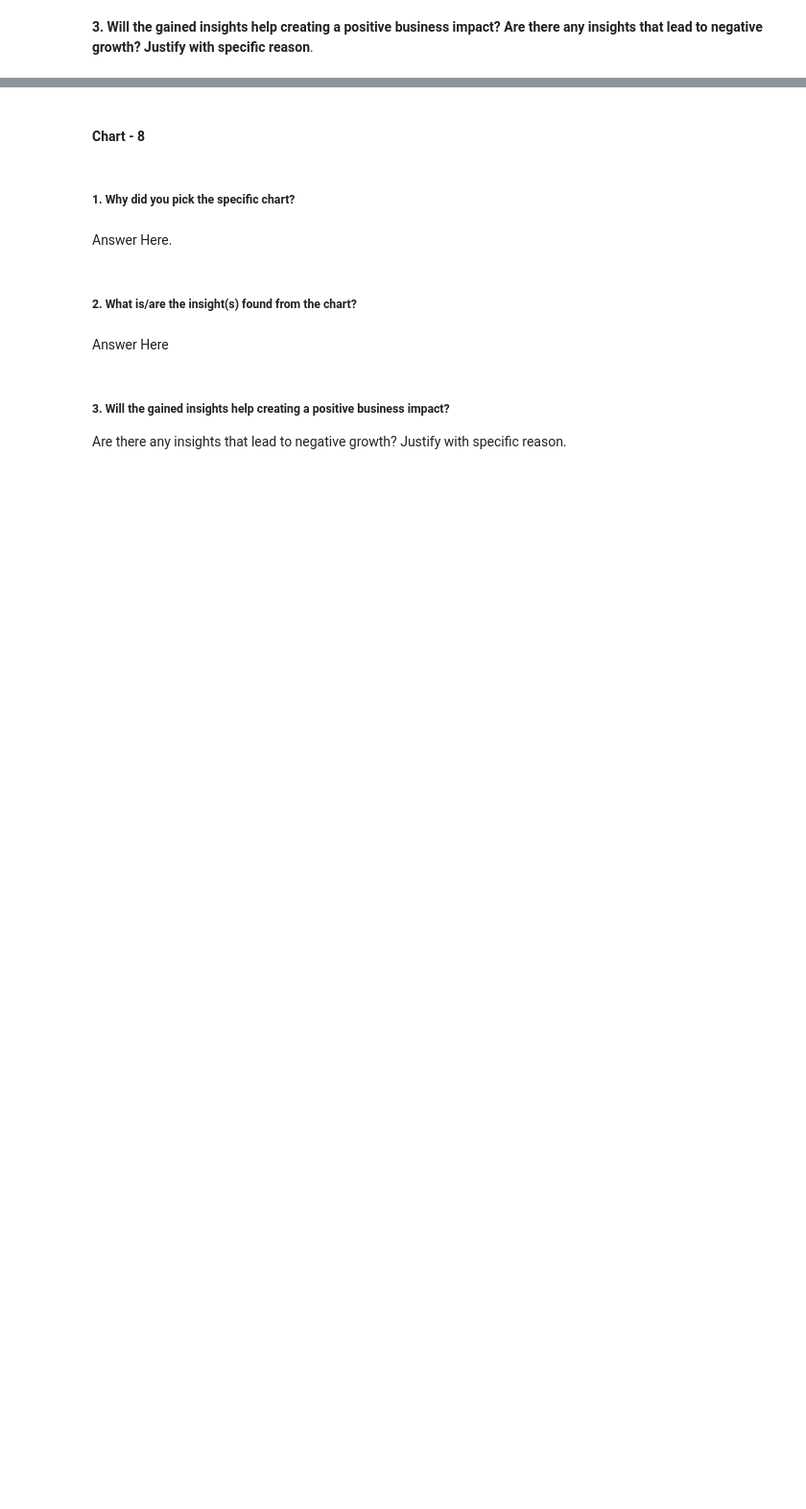
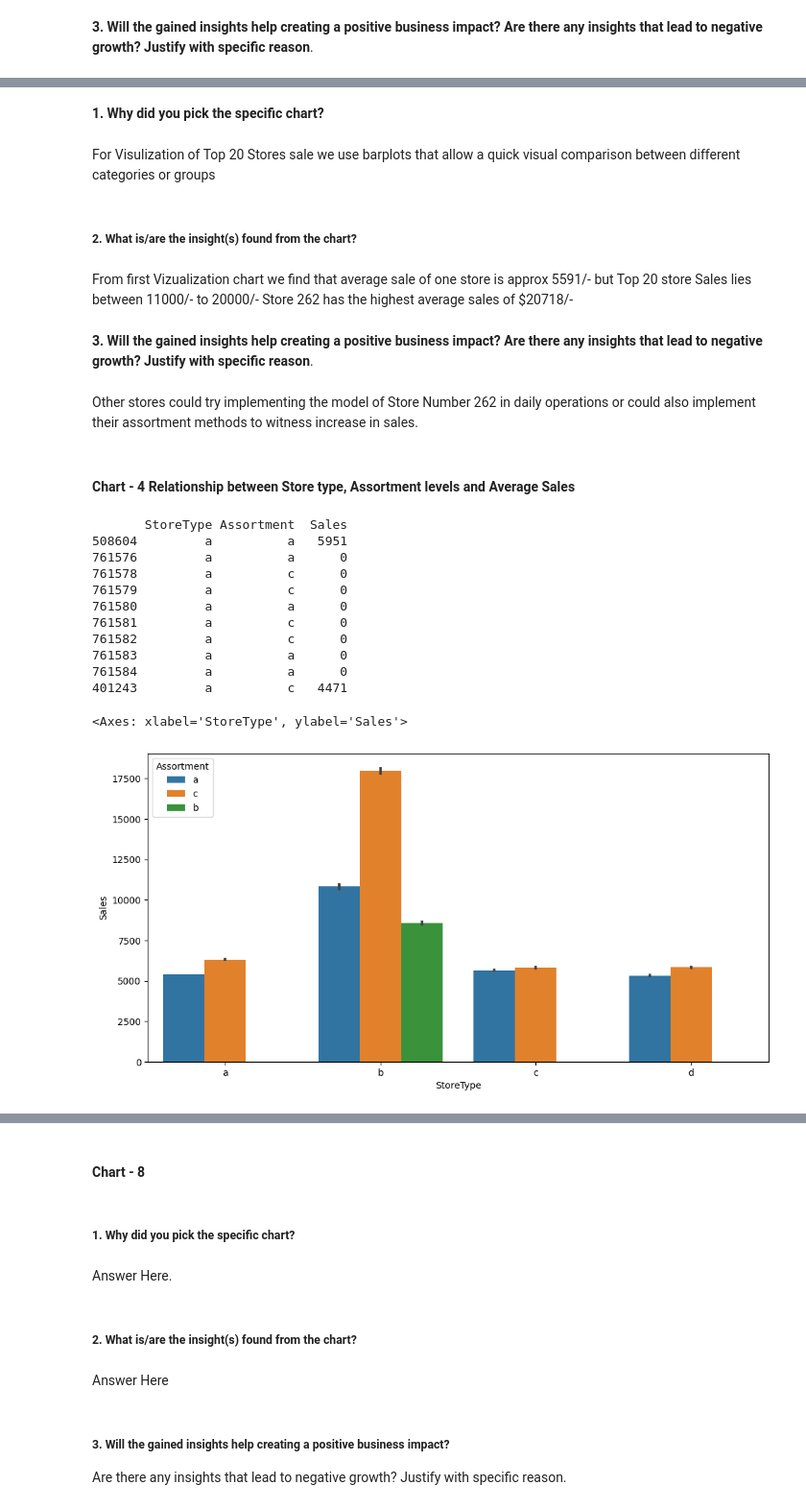
Before and after one commit to kapilkukreja469/Retail_sales_pridiction, a Jupyter notebook: Retail_sales_pridiction_Kapil_kukreja.ipynb, the cells around one changed output, grey strips where cells are left out. Shown at 96% size. Saved outputs shown, nothing was run; the diff lists cells and outputs as text; code cells hidden in the pictures; blank space fills up the shorter version.

```diff
--- a/Retail_sales_pridiction_Kapil_kukreja.ipynb
+++ b/Retail_sales_pridiction_Kapil_kukreja.ipynb
@@ -828,0 +793,38 @@ Answer Here
+# %% [markdown]
+**1. Why did you pick the specific chart?**
+# %% [markdown]
+For Visulization of Top 20 Stores sale we use barplots that allow a quick visual comparison between different categories or groups
+# %% [markdown]
+##### **2. What is/are the insight(s) found from the chart?**
+# %% [markdown]
+From first Vizualization chart we find that average sale of one store is approx 5591/- but Top 20 store Sales lies between 11000/- to 20000/-
+Store 262 has the highest average sales of $20718/-
+# %% [markdown]
+**3. Will the gained insights help creating a positive business impact?**
+**Are there any insights that lead to negative growth? Justify with specific reason**.
+# %% [markdown]
+Other stores could try implementing the model of Store Number 262 in daily operations or could also implement their assortment methods to witness increase in sales.
+# %% [markdown]
+#### Chart - 4 Relationship between Store type, Assortment levels and Average Sales
+# %%
+# Chart - 4 Visualization code
+# Let's check the relationship between store type, assortment levels and Average sales
+plt.rcParams['figure.figsize'] = (12, 6)
+Store_type=pd.DataFrame(merged_df,columns=['StoreType','Assortment','Sales'])
+Store_type.sort_values("StoreType", ascending=True, inplace = True)
+print(Store_type.head(10))
+sns.barplot(x=Store_type["StoreType"],y=Store_type['Sales'],hue=Store_type["Assortment"])
+# %% [output]
+       StoreType Assortment  Sales
+508604         a          a   5951
+761576         a          a      0
+761578         a          c      0
+761579         a          c      0
+761580         a          a      0
+761581         a          c      0
+761582         a          c      0
+761583         a          a      0
+761584         a          a      0
+401243         a          c   4471
+<Axes: xlabel='StoreType', ylabel='Sales'>
+[figure, added]
```
Also changed, not shown: parts of 89 cells of this notebook.
